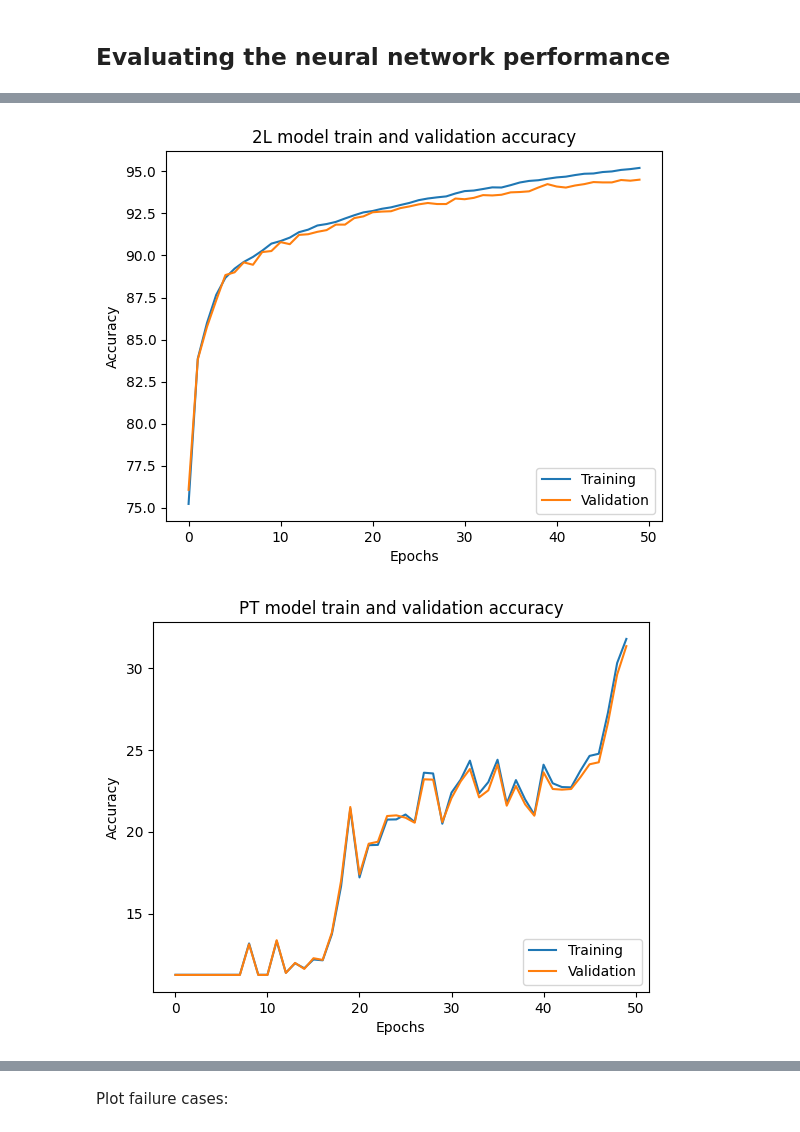
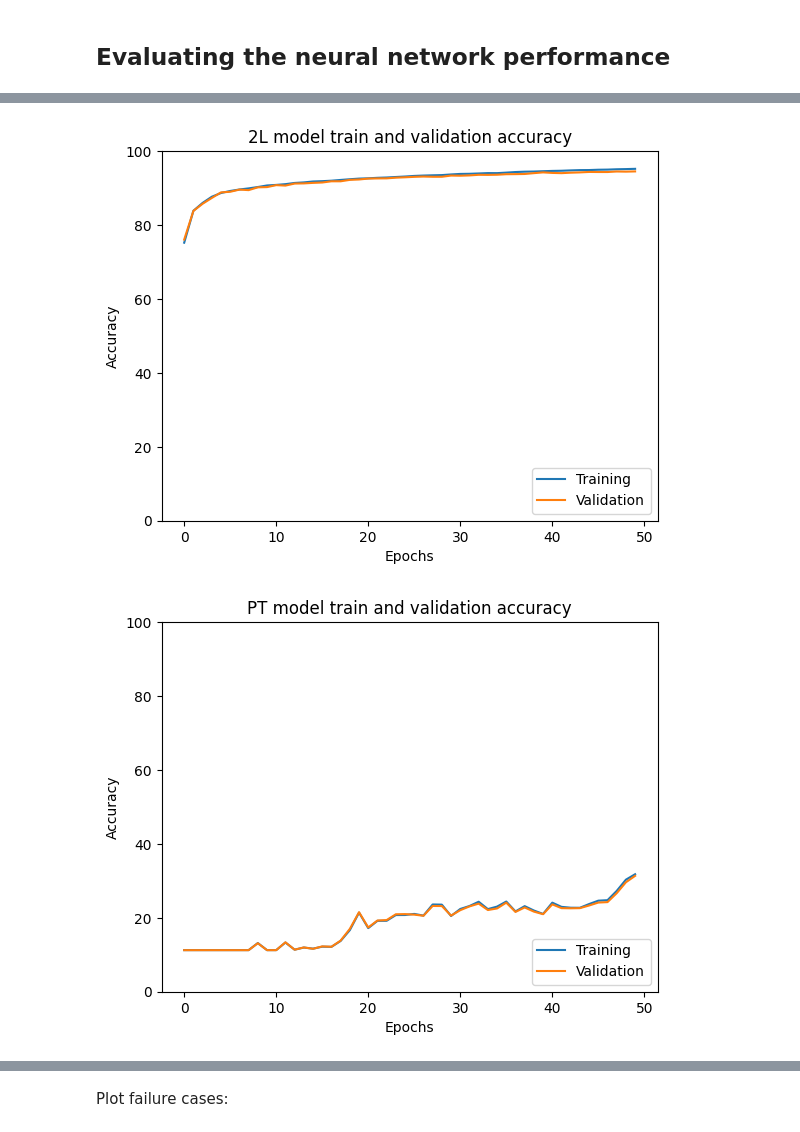
Before and after one commit to FoyerD/ML_A3, a Jupyter notebook: ch11.ipynb, the cells around one changed output, grey strips where cells are left out. Saved outputs shown, nothing was run; the diff lists cells and outputs as text; code cells hidden in the pictures.

```diff
--- a/ch11.ipynb
+++ b/ch11.ipynb
@@ -468,14 +468,13 @@ def compute_mse_acc_auc_PT(nnet, X, y, num_labels=10, minibatch_size=minibatch_s
         with torch.no_grad():
             probas = nnet(torch.from_numpy(features).type(torch.FloatTensor))
         maxes, predicted_labels = torch.max(probas, dim=1)
-
         onehot_targets = int_to_onehot(targets, num_labels=num_labels)
         loss = torch.mean((torch.from_numpy(onehot_targets) - probas)**2)
-        correct_pred += (predicted_labels == targets).sum()
+        correct_pred += (predicted_labels.numpy() == targets).sum()
 
         num_examples += targets.shape[0]
         mse += loss
-    auc = roc_auc_score(y_true=onehot_targets, y_score=int_to_onehot(predicted_labels, num_labels=num_labels), average='macro', multi_class='ovr')
+    auc = roc_auc_score(y_true=onehot_targets, y_score=int_to_onehot(predicted_labels.numpy(), num_labels=num_labels), average='macro', multi_class='ovr')
     mse = mse/(i+1)
     acc = correct_pred/num_examples
     return mse, acc, auc
@@ -691,5 +695,5 @@ Epoch: 050/050 | Train MSE: 0.01 | Train Acc: 95.21% | Train AUC: 95.66% | Valid
 np.random.seed(123)
 epoch_lossPT, epoch_train_accPT, epoch_valid_accPT, epoch_train_aucPT, epoch_valid_aucPT = trainPT(
     PTmodel, X_train, y_train, X_valid, y_valid,
-    num_epochs=num_epochs, learning_rate=LR)
+    num_epochs=num_epochs, learning_rate=1/LR)
 # %% [output]
@@ -774,23 +777,25 @@ plt.ylabel('Accuracy')
 plt.xlabel('Epochs')
 plt.legend(loc='lower right')
 plt.title("2L model train and validation accuracy")
+plt.ylim(0, 100)
 plt.savefig('plots/2L_ACC.png', dpi=300)
 plt.show()
 # %% [output]
-[figure, old version]
+[figure, new version]
 # %%
 plt.plot(range(len(epoch_train_accPT)), epoch_train_accPT,
          label='Training')
 plt.plot(range(len(epoch_valid_accPT)), epoch_valid_accPT,
          label='Validation')
 plt.ylabel('Accuracy')
 plt.xlabel('Epochs')
 plt.legend(loc='lower right')
 plt.title("PT model train and validation accuracy")
+plt.ylim(0, 100)
 plt.savefig('plots/PT_ACC.png', dpi=300)
 plt.show()
 # %% [output]
-[figure, old version]
+[figure, new version]
 # %%
 test_mse, test_acc, test_auc = compute_mse_acc_auc(model, X_test, y_test)
 print(f'Test accuracy: {test_acc*100:.2f}%')
```
Also changed, not shown: parts of 11 cells of this notebook, 1 other file.
